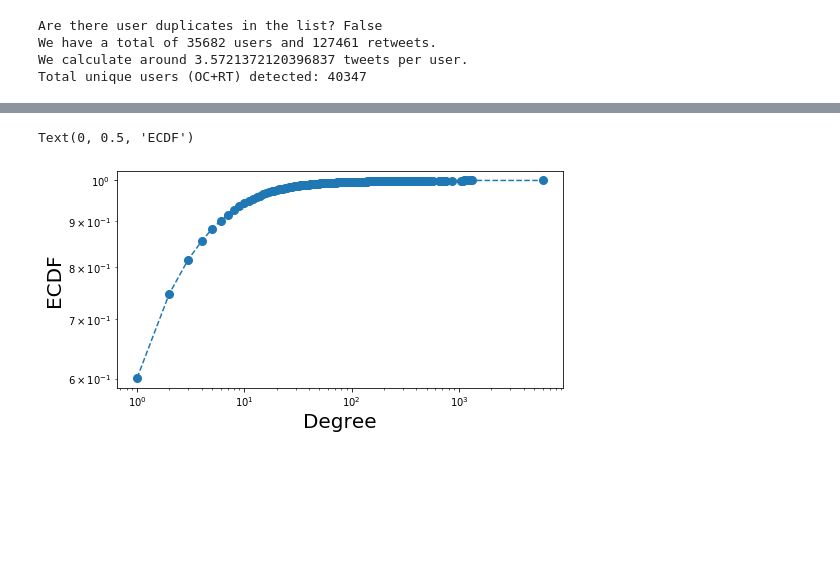
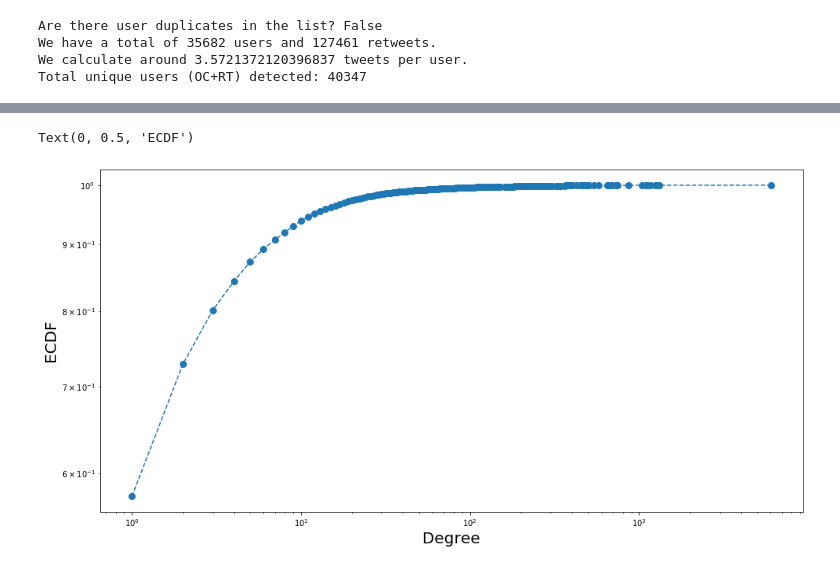
Before and after one commit to freshgiammi/SMM_Unimi2020_COVID-19_Twitter_Analysis, a Jupyter notebook: Twitter_data_analysis.ipynb, the cells around one changed output, grey strips where cells are left out. Cells and saved outputs as stored; diff of their text form; code cells hidden in the pictures; blank space fills up the shorter version.

```diff
--- a/Twitter_data_analysis.ipynb
+++ b/Twitter_data_analysis.ipynb
@@ -116,16 +125,16 @@ Text(0, 0.5, 'ECDF')
 # %%
 # ECDF loglog scale
 cdf = ECDF(degree)
 x = np.unique(degree)
 y = cdf(x)
-fig_cdf = plt.figure(figsize=(8,4))
+fig_cdf = plt.figure(figsize=(16,8))
 axes = fig_cdf.gca()
 axes.loglog(x,y,marker='o',ms=8, linestyle='--')
 axes.set_xlabel('Degree',size=20)
-axes.set_ylabel('ECDF', size = 20)
+axes.set_ylabel('ECDF', size=20)
 # %% [output]
 Text(0, 0.5, 'ECDF')
-[figure, old version]
+[figure, new version]
 # %%
 # ECCDF
 cdf = ECDF(degree)
```
Also changed, not shown: parts of 12 cells of this notebook, 2 other files.
